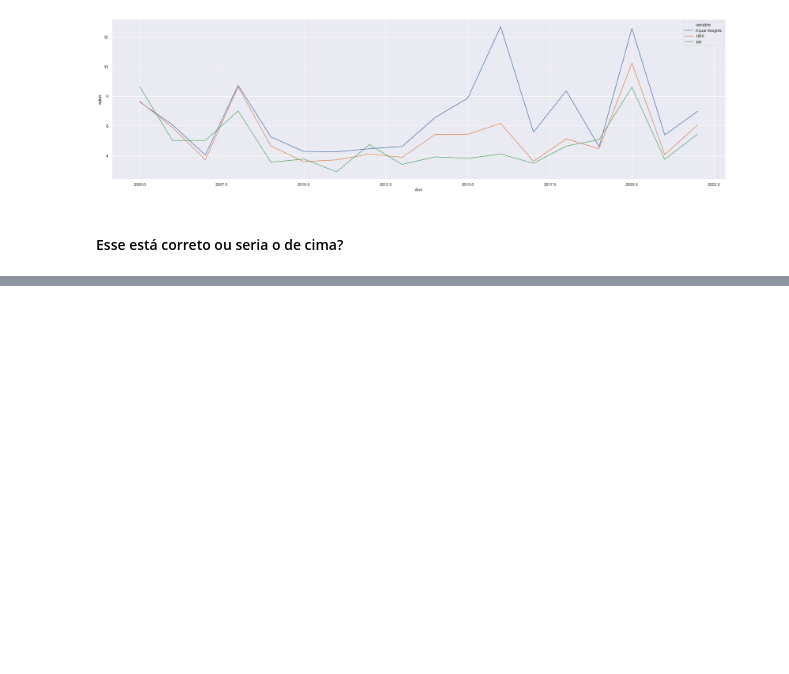
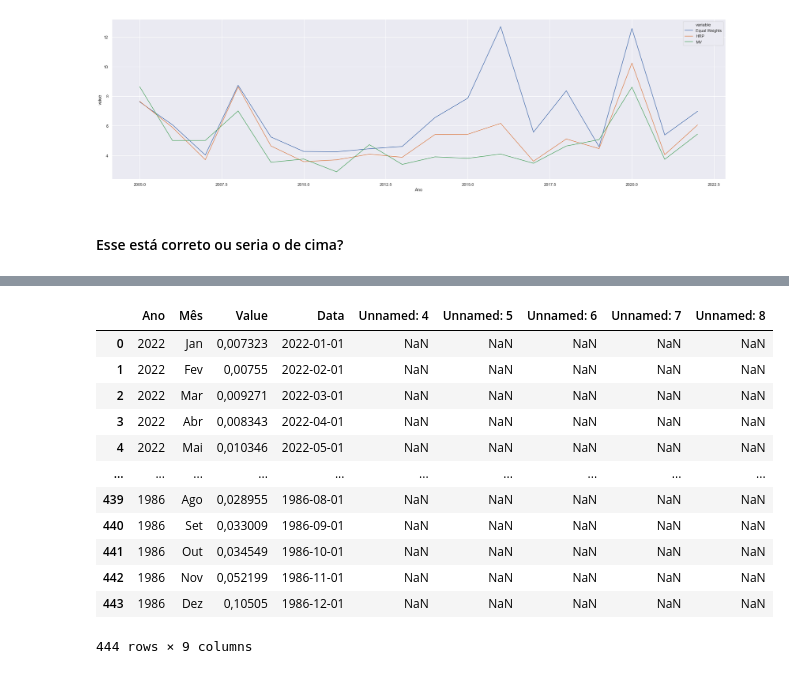
Before and after one commit to felipereis150/BrazilianHRP, a Jupyter notebook: DataViz.ipynb, the cells around one changed output, grey strips where cells are left out. Saved outputs shown, nothing was run; the diff lists cells and outputs as text; code cells hidden in the pictures; blank space fills up the shorter version.

```diff
--- a/DataViz.ipynb
+++ b/DataViz.ipynb
@@ -74,0 +109,17 @@ sns.lineplot(x='Ano', y='value', hue='variable',
+# %%
+cdi = pd.read_csv("data\CDI.csv", sep = ";")
+cdi
+# %% [output]
+|  | Ano | Mês | Value | Data | Unnamed: 4 | Unnamed: 5 | Unnamed: 6 | Unnamed: 7 | Unnamed: 8 |
+| 0 | 2022 | Jan | 0,007323 | 2022-01-01 | NaN | NaN | NaN | NaN | NaN |
+| 1 | 2022 | Fev | 0,00755 | 2022-02-01 | NaN | NaN | NaN | NaN | NaN |
+| 2 | 2022 | Mar | 0,009271 | 2022-03-01 | NaN | NaN | NaN | NaN | NaN |
+| 3 | 2022 | Abr | 0,008343 | 2022-04-01 | NaN | NaN | NaN | NaN | NaN |
+| 4 | 2022 | Mai | 0,010346 | 2022-05-01 | NaN | NaN | NaN | NaN | NaN |
+| ... | ... | ... | ... | ... | ... | ... | ... | ... | ... |
+| 439 | 1986 | Ago | 0,028955 | 1986-08-01 | NaN | NaN | NaN | NaN | NaN |
+| 440 | 1986 | Set | 0,033009 | 1986-09-01 | NaN | NaN | NaN | NaN | NaN |
+| 441 | 1986 | Out | 0,034549 | 1986-10-01 | NaN | NaN | NaN | NaN | NaN |
+| 442 | 1986 | Nov | 0,052199 | 1986-11-01 | NaN | NaN | NaN | NaN | NaN |
+| 443 | 1986 | Dez | 0,10505 | 1986-12-01 | NaN | NaN | NaN | NaN | NaN |
+444 rows × 9 columns
```
Also changed, not shown: parts of 11 cells of this notebook, 2 other files.
